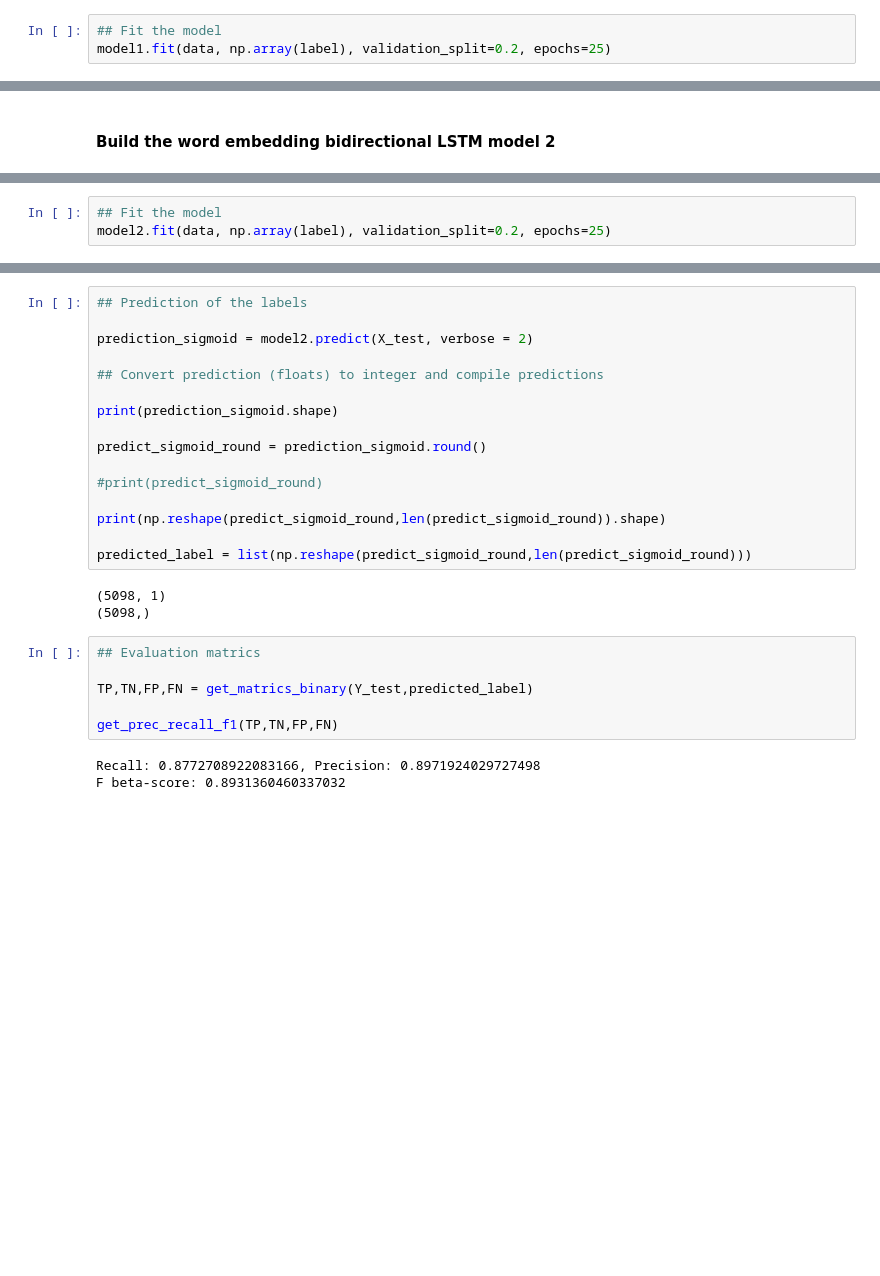
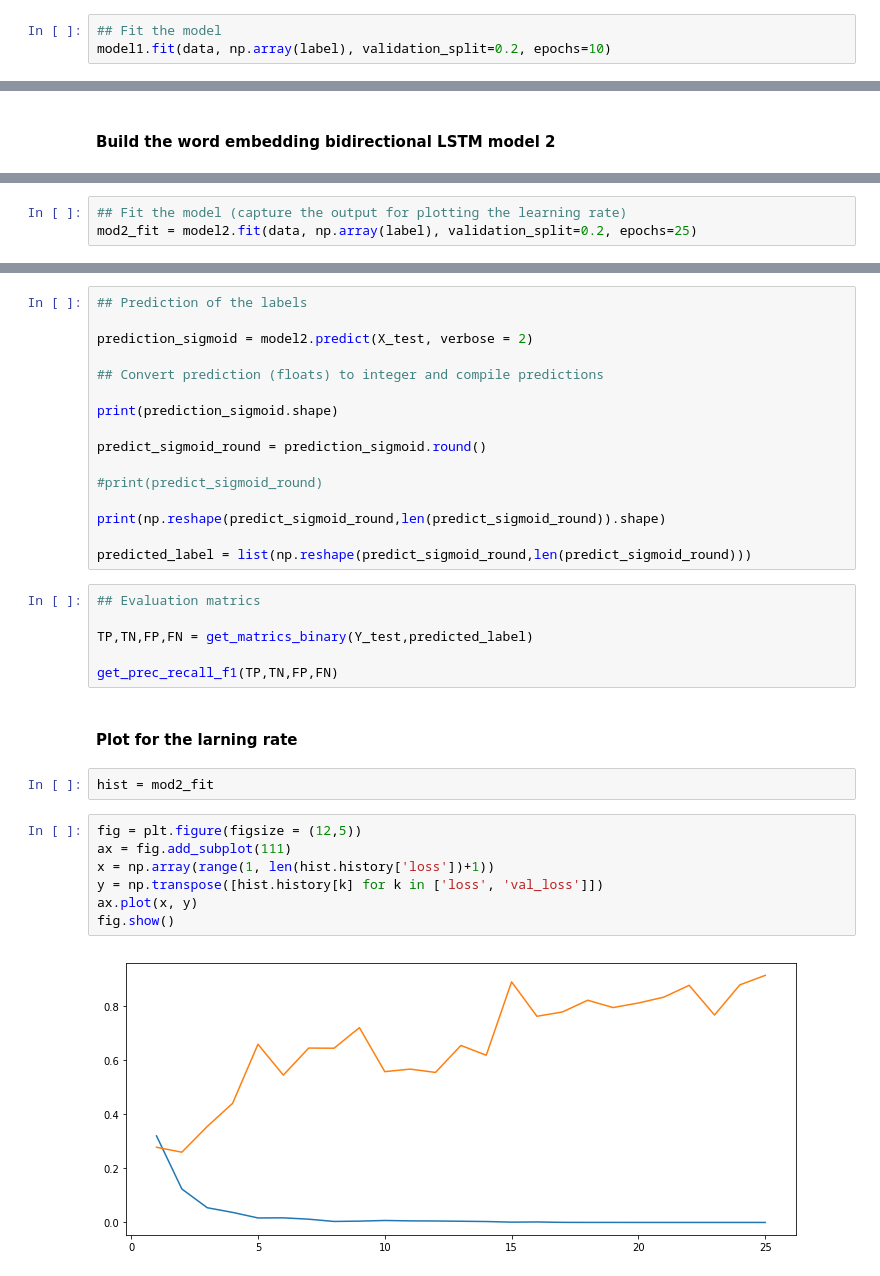
Before and after one commit to gtg269c/mlnd_capstone_fakenews1, a Jupyter notebook: FakeNews_set1_clean_token_embed_LSTM_2.ipynb, the cells around one changed output, grey strips where cells are left out. Saved outputs shown, nothing was run; the diff lists cells and outputs as text; blank space fills up the shorter version.

```diff
--- a/FakeNews_set1_clean_token_embed_LSTM_2.ipynb
+++ b/FakeNews_set1_clean_token_embed_LSTM_2.ipynb
@@ -307,6 +307,6 @@ _________________________________________________________________
 #### Run the model
 # %%
 ## Fit the model
-model1.fit(data, np.array(label), validation_split=0.2, epochs=25)
+model1.fit(data, np.array(label), validation_split=0.2, epochs=10)
 # %% [output]
 Train on 12000 samples, validate on 3000 samples
@@ -447,8 +449,8 @@ Trainable params: 2,895,101
 Non-trainable params: 0
 _________________________________________________________________
 # %%
-## Fit the model
-model2.fit(data, np.array(label), validation_split=0.2, epochs=25)
+## Fit the model (capture the output for plotting the learning rate)
+mod2_fit = model2.fit(data, np.array(label), validation_split=0.2, epochs=25)
 # %% [output]
 Train on 12000 samples, validate on 3000 samples
 Epoch 1/25
@@ -494,15 +492,22 @@ predict_sigmoid_round = prediction_sigmoid.round()
 print(np.reshape(predict_sigmoid_round,len(predict_sigmoid_round)).shape)
 
 predicted_label = list(np.reshape(predict_sigmoid_round,len(predict_sigmoid_round)))
-# %% [output]
-(5098, 1)
-(5098,)
 # %%
 ## Evaluation matrics
 
 TP,TN,FP,FN = get_matrics_binary(Y_test,predicted_label)
 
 get_prec_recall_f1(TP,TN,FP,FN)
-# %% [output]
-Recall: 0.8772708922083166, Precision: 0.8971924029727498
-F beta-score: 0.8931360460337032
+# %% [markdown]
+#### Plot for the larning rate
+# %%
+hist = mod2_fit
+# %%
+fig = plt.figure(figsize = (12,5))
+ax = fig.add_subplot(111)
+x = np.array(range(1, len(hist.history['loss'])+1))
+y = np.transpose([hist.history[k] for k in ['loss', 'val_loss']])
+ax.plot(x, y)
+fig.show()
+# %% [output]
+[figure, added]
```
Also changed, not shown: parts of 32 cells of this notebook, 5 other files.
